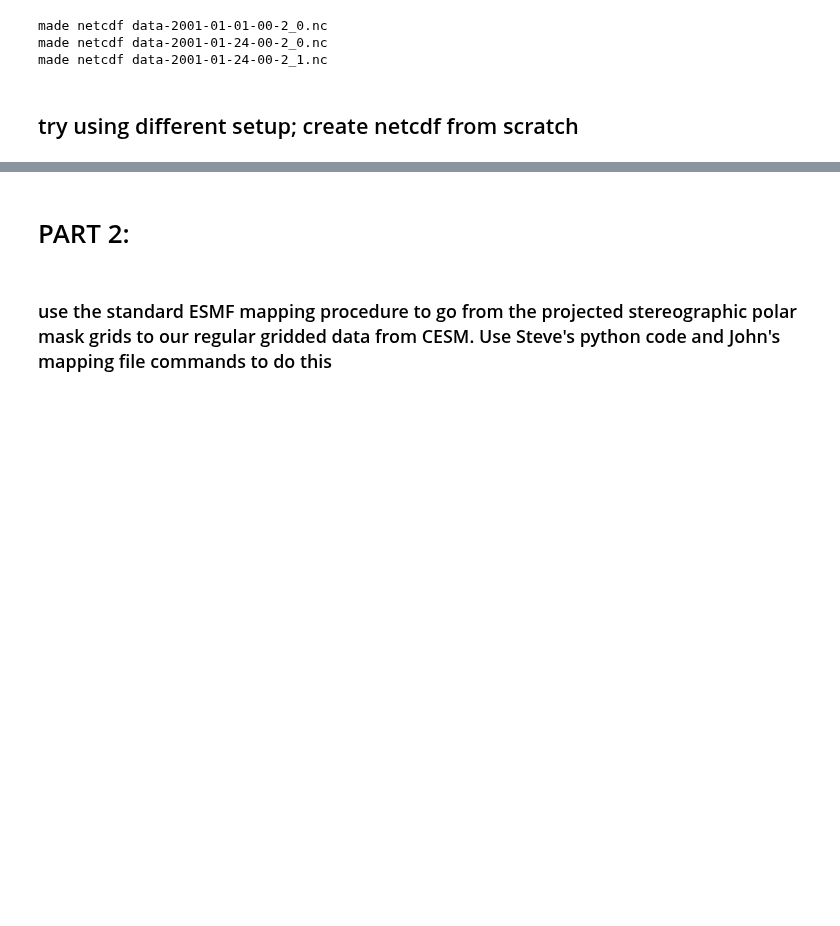
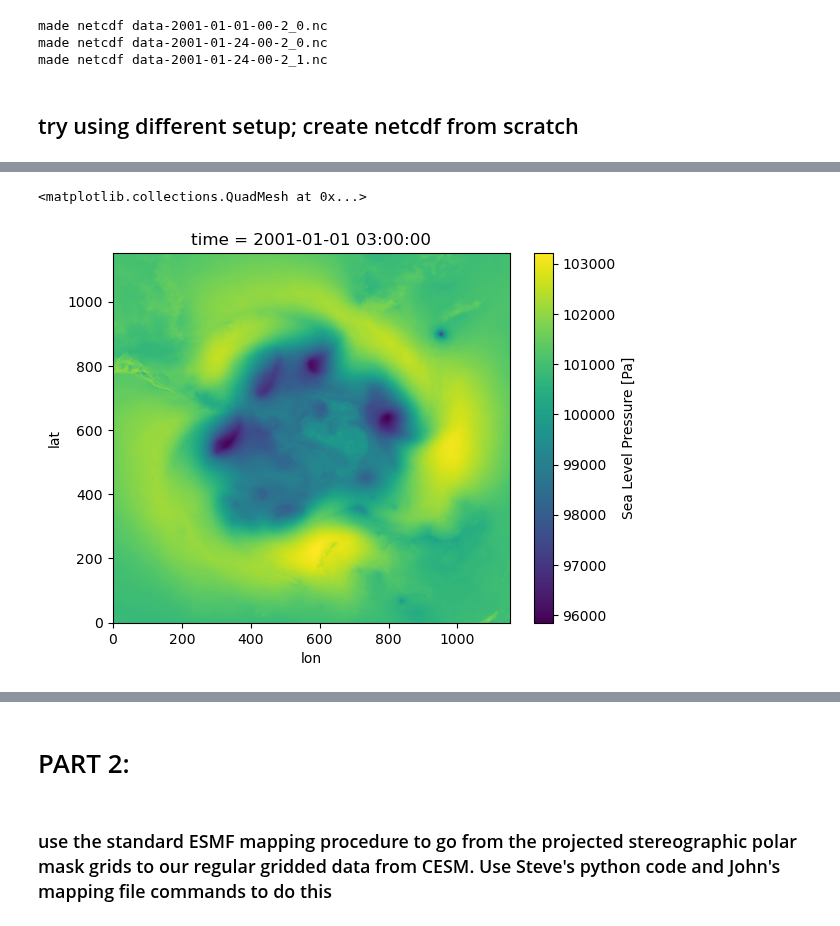
Before and after one commit to katiedagon/ML-extremes, a Jupyter notebook: notebooks/PolarARs/PolarLatLon.ipynb, the cells around one changed output, grey strips where cells are left out. Saved outputs shown, nothing was run; the diff lists cells and outputs as text; code cells hidden in the pictures; blank space fills up the shorter version.

```diff
--- a/notebooks/PolarARs/PolarLatLon.ipynb
+++ b/notebooks/PolarARs/PolarLatLon.ipynb
@@ -661,0 +643,5 @@ tmq_subset_array.isel(variable=5).isel(nvertices=0,nbnd=0).to_netcdf('/glade/u/h
+# %%
+psl_ds.sel(time=cftime.DatetimeNoLeap(time_year, time_month, time_day, 3, 0, 0, 0, has_year_zero=True), method='nearest').psl.rename({'latitude': 'lat', 'longitude': 'lon'}).plot()
+# %% [output]
+<matplotlib.collections.QuadMesh at 0x...>
+[figure, added]
```
Also changed, not shown: parts of 29 cells of this notebook.
